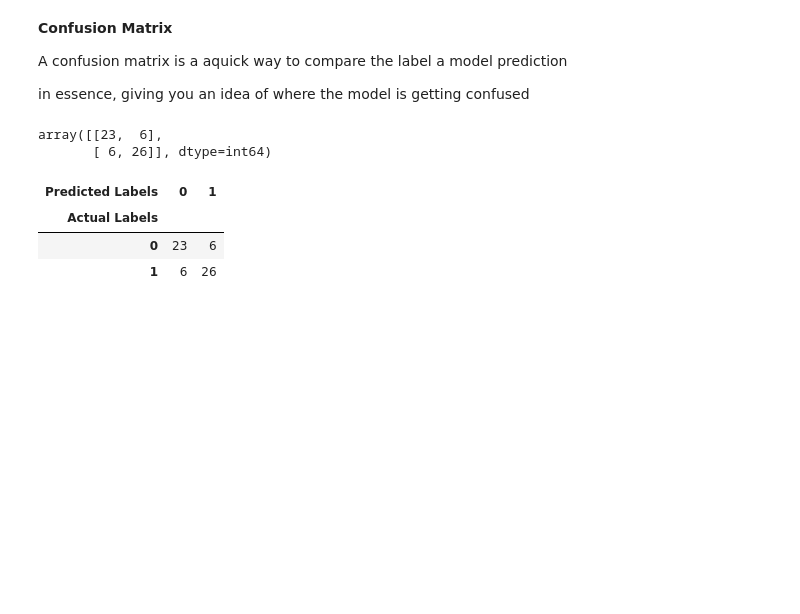
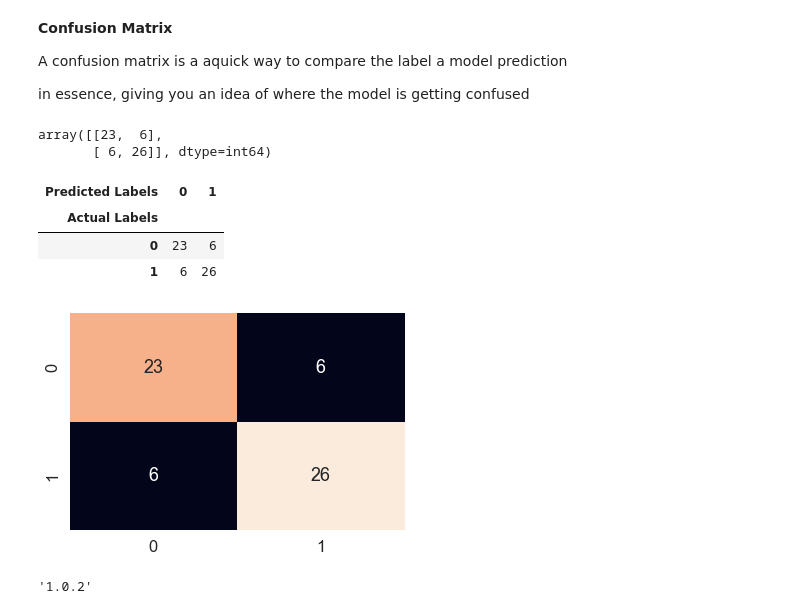
Before and after one commit to Joseph-Run/Learning, a Jupyter notebook: Scikit_Learn/introduction to scikit learn.ipynb, the cells around one changed output. Drawn from its saved outputs; the diff is of its cells as text; code cells hidden in the pictures; blank space fills up the shorter version.

```diff
--- a/Scikit_Learn/introduction to scikit learn.ipynb
+++ b/Scikit_Learn/introduction to scikit learn.ipynb
@@ -1308,3 +1308,24 @@ pd.crosstab(y_test,
 | Actual Labels |  |  |
 | 0 | 23 | 6 |
 | 1 | 6 | 26 |
+# %%
+# make our confusion matrix more visual with seaborn seamap
+import seaborn as sns
+
+# set the font scale
+sns.set(font_scale=1.5)
+
+# create a confusion matrix
+conf_mat = confusion_matrix(y_test, y_preds)
+
+#plot it using seaborn
+
+sns.heatmap(conf_mat, annot=True, cbar=False);
+# annot adds the value and cbar=false removes the legend
+# %% [output]
+[figure, added]
+# %%
+import sklearn
+sklearn.__version__
+# %% [output]
+'1.0.2'
```
Also changed, not shown: parts of 28 cells of this notebook, 1 other file.
